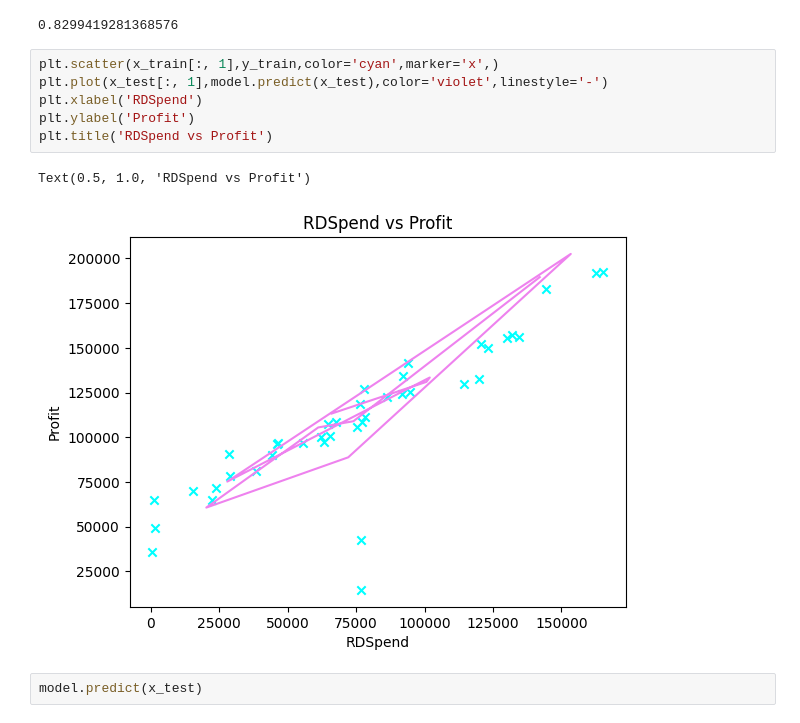
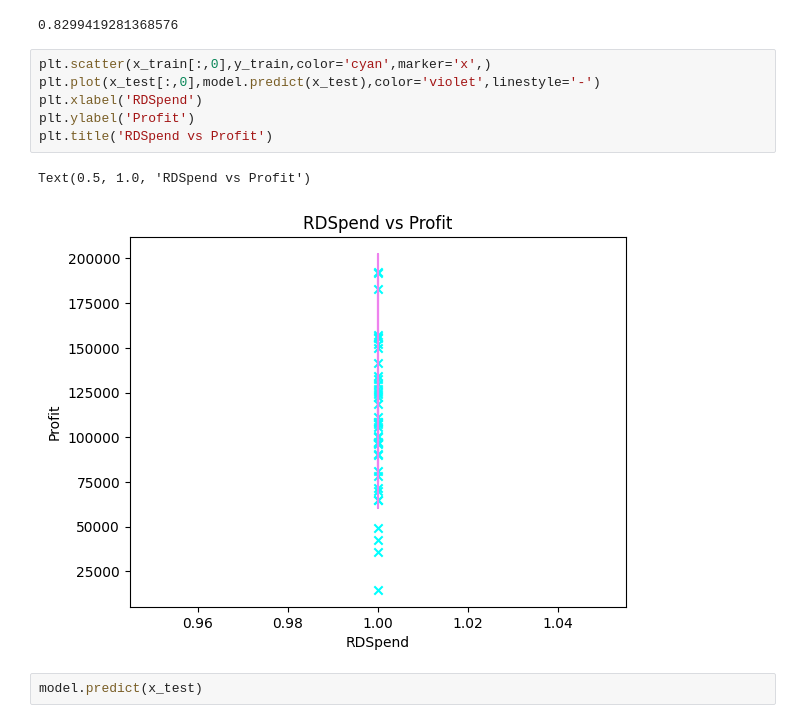
Before and after one commit to UTKARSHSAHAREE/Utkarshsahare, a Jupyter notebook: Label_encoding.ipynb, the cells around one changed output. Cells and saved outputs as stored; diff of their text form.

```diff
--- a/Label_encoding.ipynb
+++ b/Label_encoding.ipynb
@@ -150,14 +136,14 @@ model.score(x_train,y_train)
 # %% [output]
 0.8299419281368576
 # %%
-plt.scatter(x_train[:, 1],y_train,color='cyan',marker='x',)
-plt.plot(x_test[:, 1],model.predict(x_test),color='violet',linestyle='-')
+plt.scatter(x_train[:,0],y_train,color='cyan',marker='x',)
+plt.plot(x_test[:,0],model.predict(x_test),color='violet',linestyle='-')
 plt.xlabel('RDSpend')
 plt.ylabel('Profit')
 plt.title('RDSpend vs Profit')
 # %% [output]
 Text(0.5, 1.0, 'RDSpend vs Profit')
-[figure, old version]
+[figure, new version]
 # %%
 model.predict(x_test)
 # %% [output]
```
Also changed, not shown: parts of 6 cells of this notebook.
